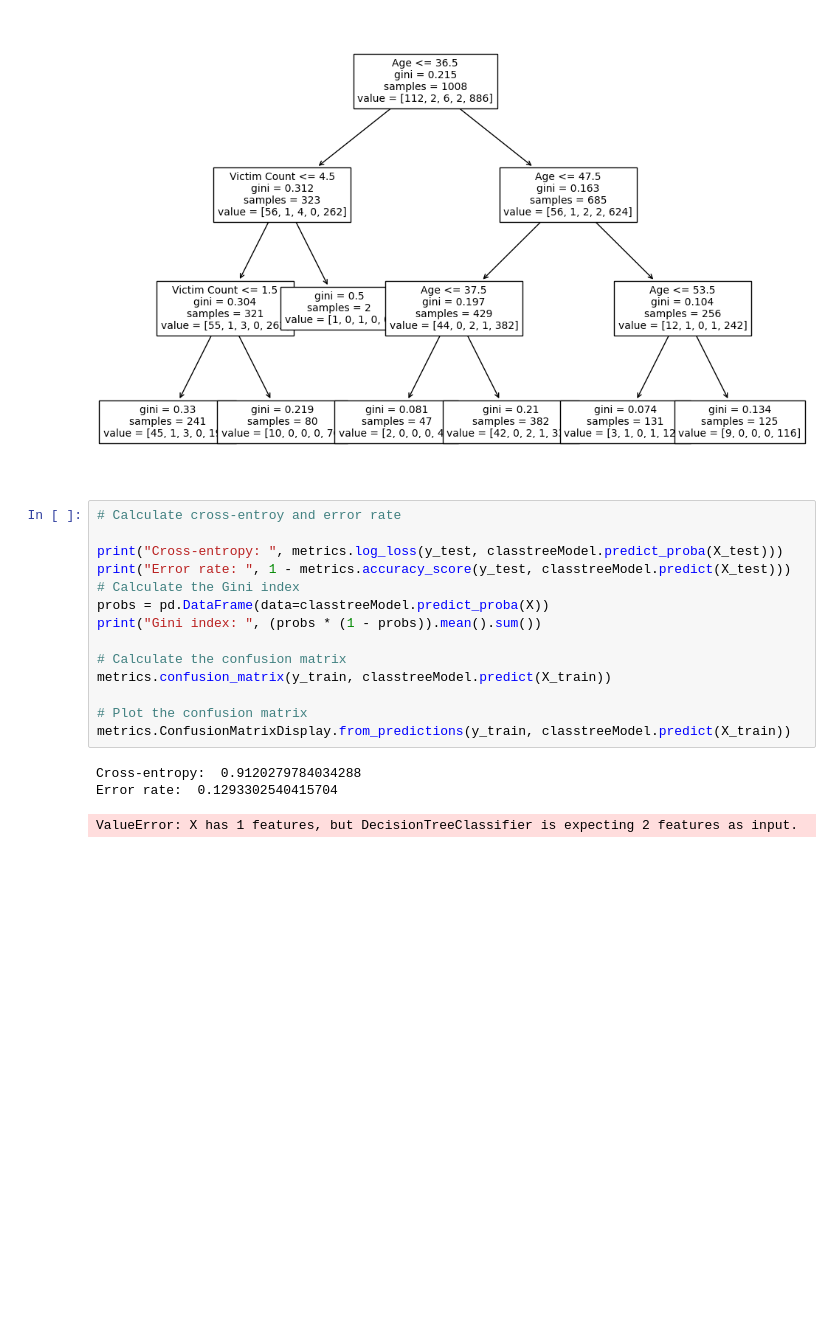
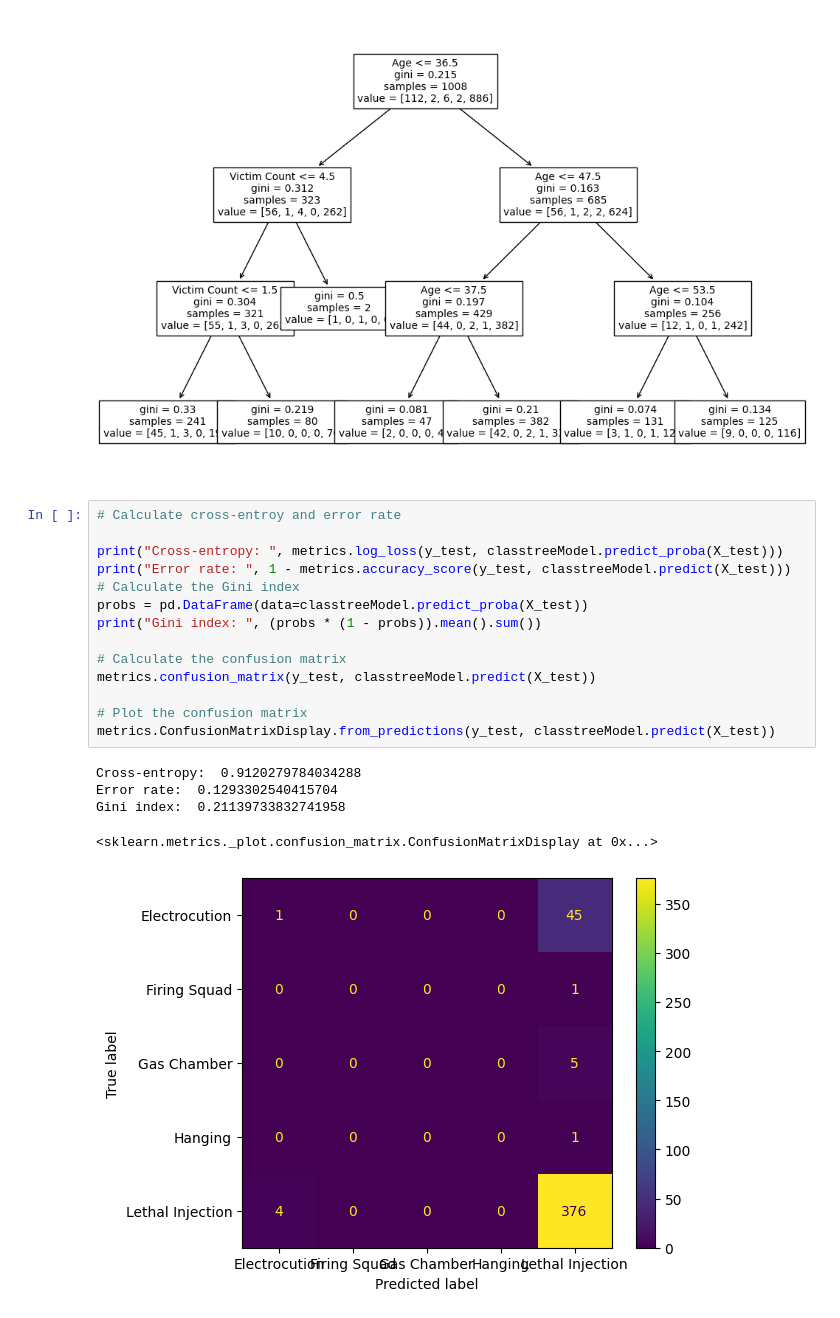
Before and after one commit to Christopher-Mata/CSCI-410, a Jupyter notebook: main.ipynb, the cells around one changed output. Drawn from its saved outputs; the diff is of its cells as text; blank space fills up the shorter version.

```diff
--- a/main.ipynb
+++ b/main.ipynb
@@ -315,18 +334,20 @@ p = tree.plot_tree(classtreeModel, feature_names=XTree.columns, filled=False, fo
 # %%
 # Calculate cross-entroy and error rate
 
 print("Cross-entropy: ", metrics.log_loss(y_test, classtreeModel.predict_proba(X_test)))
 print("Error rate: ", 1 - metrics.accuracy_score(y_test, classtreeModel.predict(X_test)))
 # Calculate the Gini index
-probs = pd.DataFrame(data=classtreeModel.predict_proba(X))
+probs = pd.DataFrame(data=classtreeModel.predict_proba(X_test))
 print("Gini index: ", (probs * (1 - probs)).mean().sum())
 
 # Calculate the confusion matrix
-metrics.confusion_matrix(y_train, classtreeModel.predict(X_train))
+metrics.confusion_matrix(y_test, classtreeModel.predict(X_test))
 
 # Plot the confusion matrix
-metrics.ConfusionMatrixDisplay.from_predictions(y_train, classtreeModel.predict(X_train))
+metrics.ConfusionMatrixDisplay.from_predictions(y_test, classtreeModel.predict(X_test))
 # %% [output]
 Cross-entropy:  0.9120279784034288
 Error rate:  0.1293302540415704
+Gini index:  0.21139733832741958
-ValueError: X has 1 features, but DecisionTreeClassifier is expecting 2 features as input.
+<sklearn.metrics._plot.confusion_matrix.ConfusionMatrixDisplay at 0x...>
+[figure, added]
```
Also changed, not shown: parts of 6 cells of this notebook.
